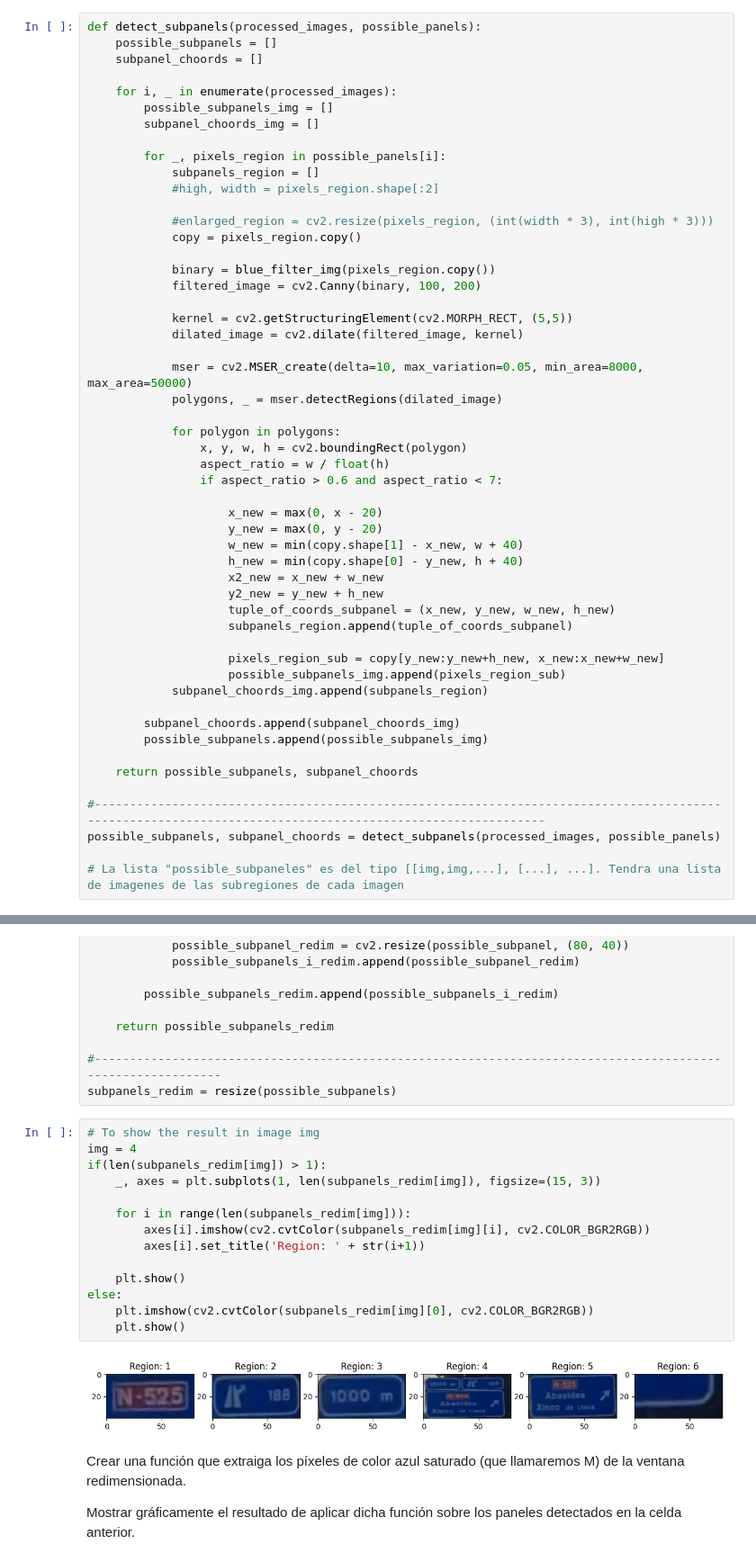
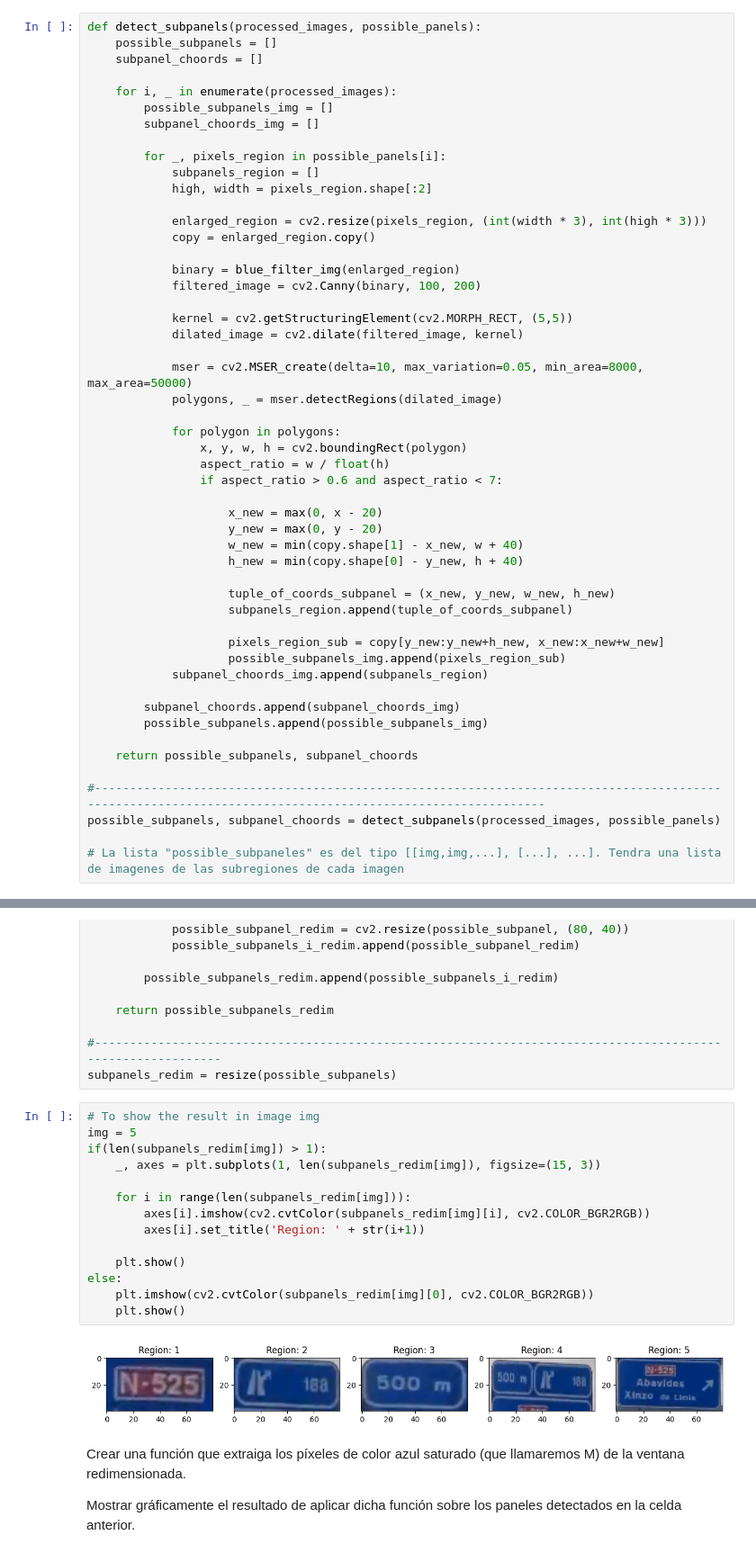
Before and after one commit to Im-Lewis/Practica1-VA, a Jupyter notebook: notebook_BlueFilter_deff.ipynb, the cells around one changed output, grey strips where cells are left out. Shown at 90% size. Cells and saved outputs as stored; diff of their text form.

```diff
--- a/notebook_BlueFilter_deff.ipynb
+++ b/notebook_BlueFilter_deff.ipynb
@@ -340,12 +342,12 @@ def detect_subpanels(processed_images, possible_panels):
 
         for _, pixels_region in possible_panels[i]:
             subpanels_region = []
-            #high, width = pixels_region.shape[:2]
+            high, width = pixels_region.shape[:2]
 
-            #enlarged_region = cv2.resize(pixels_region, (int(width * 3), int(high * 3)))
-            copy = pixels_region.copy()
+            enlarged_region = cv2.resize(pixels_region, (int(width * 3), int(high * 3)))
+            copy = enlarged_region.copy()
 
-            binary = blue_filter_img(pixels_region.copy())
+            binary = blue_filter_img(enlarged_region)
             filtered_image = cv2.Canny(binary, 100, 200)
 
             kernel = cv2.getStructuringElement(cv2.MORPH_RECT, (5,5))
@@ -363,8 +365,7 @@ def detect_subpanels(processed_images, possible_panels):
                     y_new = max(0, y - 20)
                     w_new = min(copy.shape[1] - x_new, w + 40)
                     h_new = min(copy.shape[0] - y_new, h + 40)
-                    x2_new = x_new + w_new
-                    y2_new = y_new + h_new
+
                     tuple_of_coords_subpanel = (x_new, y_new, w_new, h_new)
                     subpanels_region.append(tuple_of_coords_subpanel)
 
@@ -469,20 +469,20 @@ def resize(possible_subpanels):
 subpanels_redim = resize(possible_subpanels)
 # %%
 # To show the result in image img
-img = 4
+img = 5
 if(len(subpanels_redim[img]) > 1):
     _, axes = plt.subplots(1, len(subpanels_redim[img]), figsize=(15, 3))
 
     for i in range(len(subpanels_redim[img])):
         axes[i].imshow(cv2.cvtColor(subpanels_redim[img][i], cv2.COLOR_BGR2RGB))
         axes[i].set_title('Region: ' + str(i+1))
 
     plt.show()
 else:
     plt.imshow(cv2.cvtColor(subpanels_redim[img][0], cv2.COLOR_BGR2RGB))
     plt.show()
 # %% [output]
-[figure, old version]
+[figure, new version]
 # %% [markdown]
 Crear una función que extraiga los píxeles de color azul saturado (que llamaremos M) de la ventana redimensionada.
 
```
Also changed, not shown: parts of 10 cells of this notebook.
